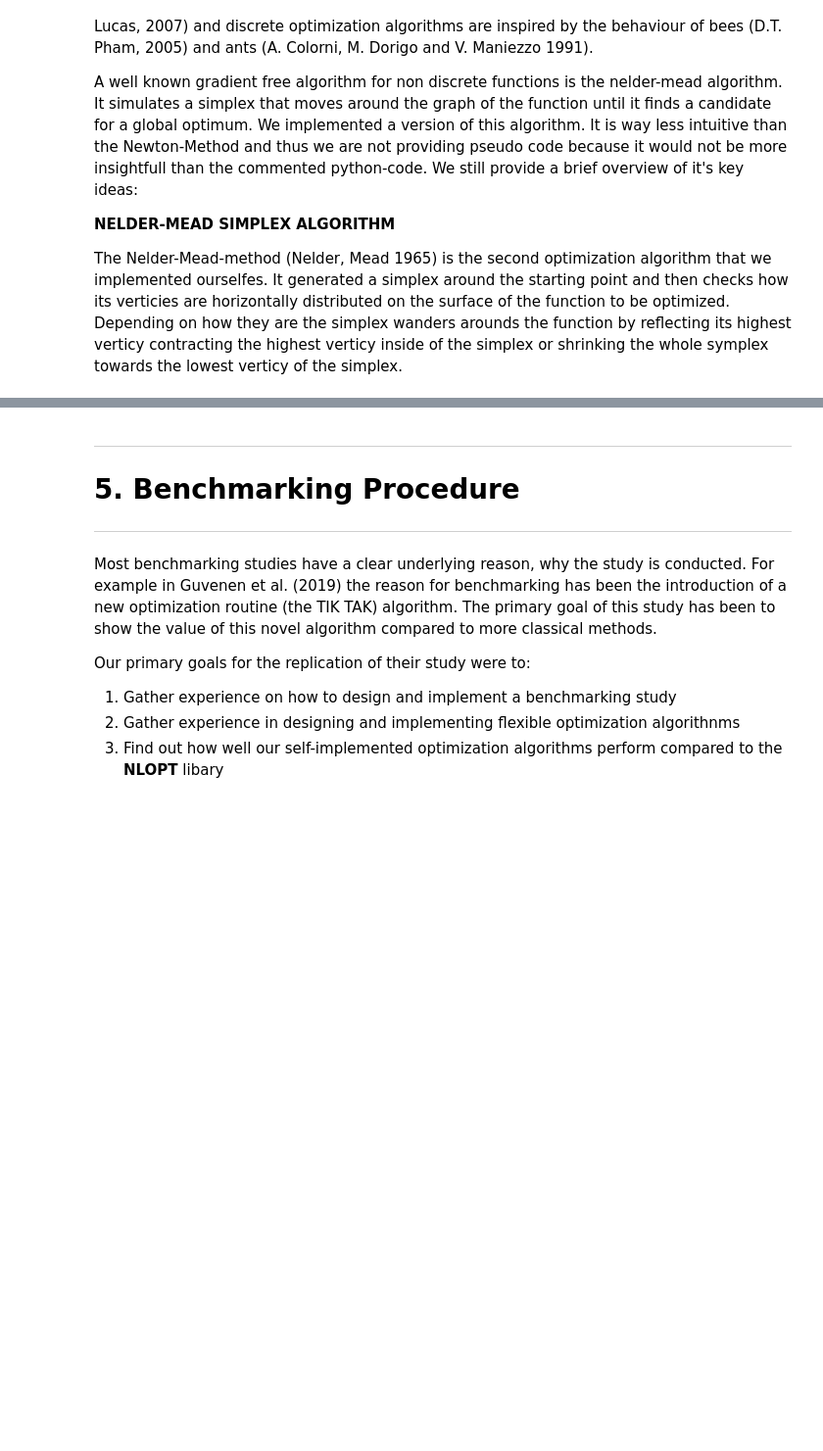
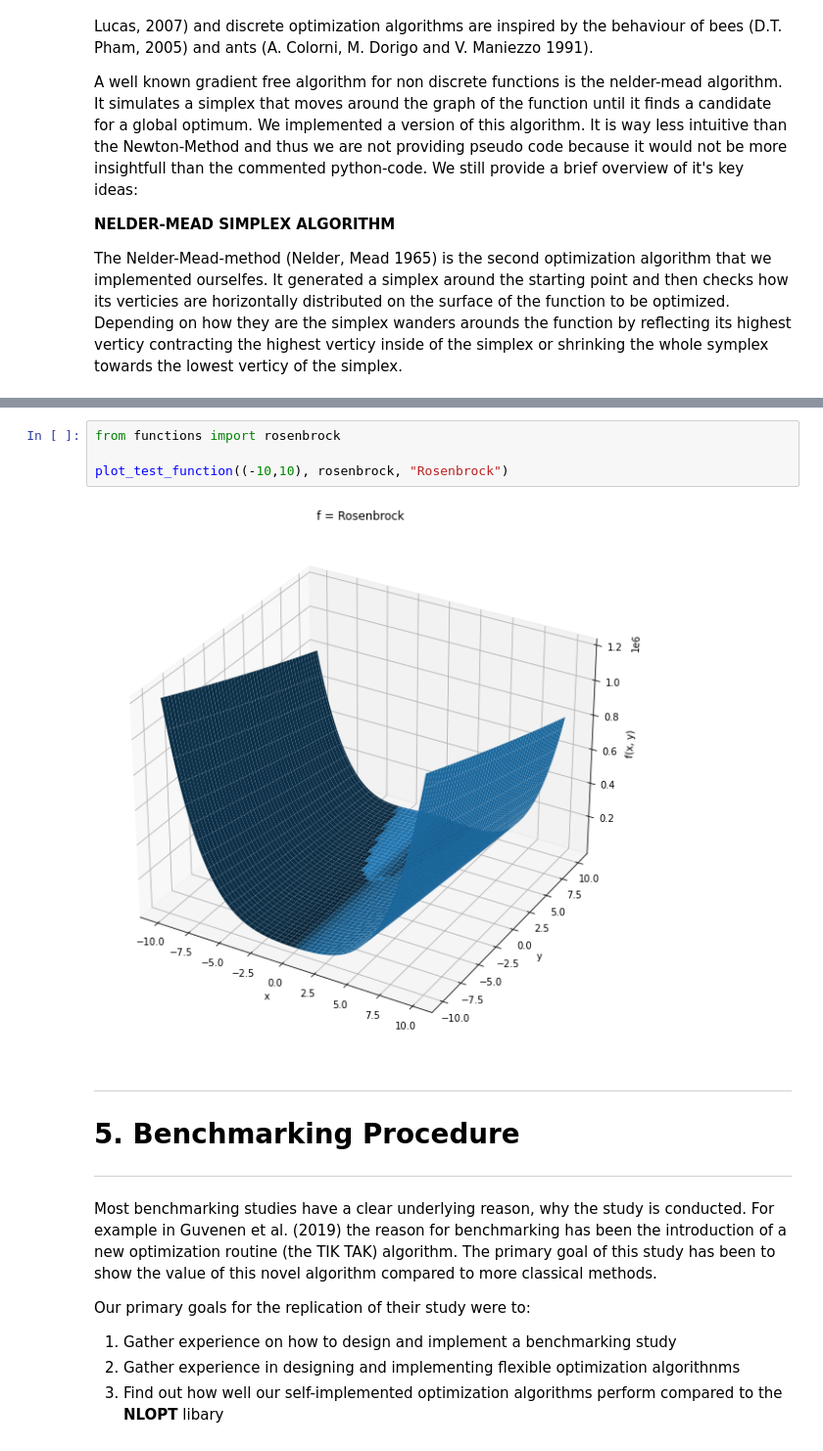
Before and after one commit to OpenSourceEconomics/ose-scientific-computing-course-wirecard, a Jupyter notebook: auxiliary/eppe_abgabe.ipynb, the cells around one changed output, grey strips where cells are left out. Shown at 98% size. Cells and saved outputs as stored; diff of their text form; blank space fills up the shorter version.

```diff
--- a/auxiliary/eppe_abgabe.ipynb
+++ b/auxiliary/eppe_abgabe.ipynb
@@ -130,3 +177,9 @@ In order to test the algorithms we implemented we needed to select real valued f
+# %%
+from functions import rosenbrock
+
+plot_test_function((-10,10), rosenbrock, "Rosenbrock")
+# %% [output]
+[figure, added]
 # %% [markdown]
 ---
 # 5. Benchmarking Procedure
```
Also changed, not shown: parts of 28 cells of this notebook, 3 other files.
